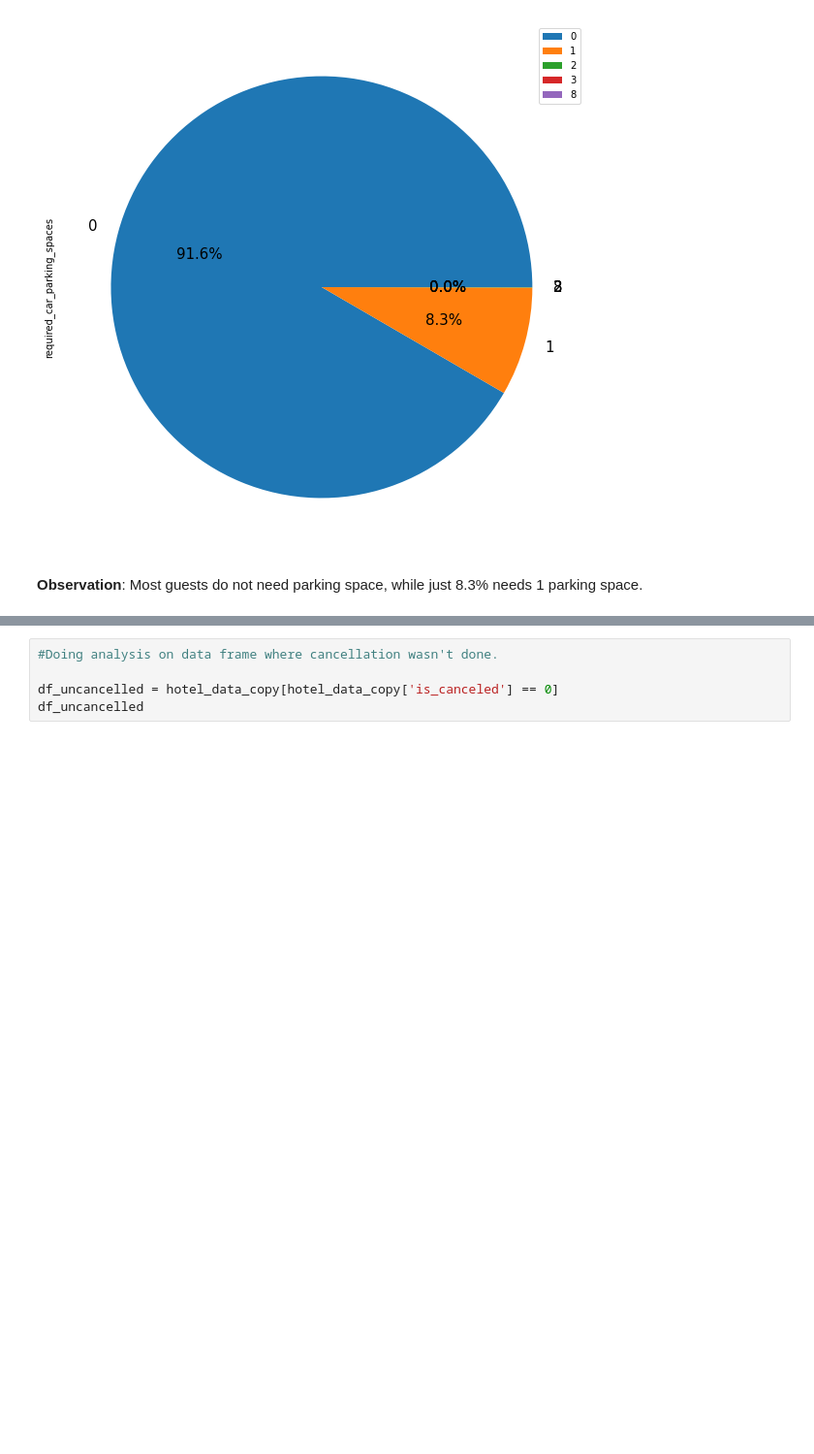
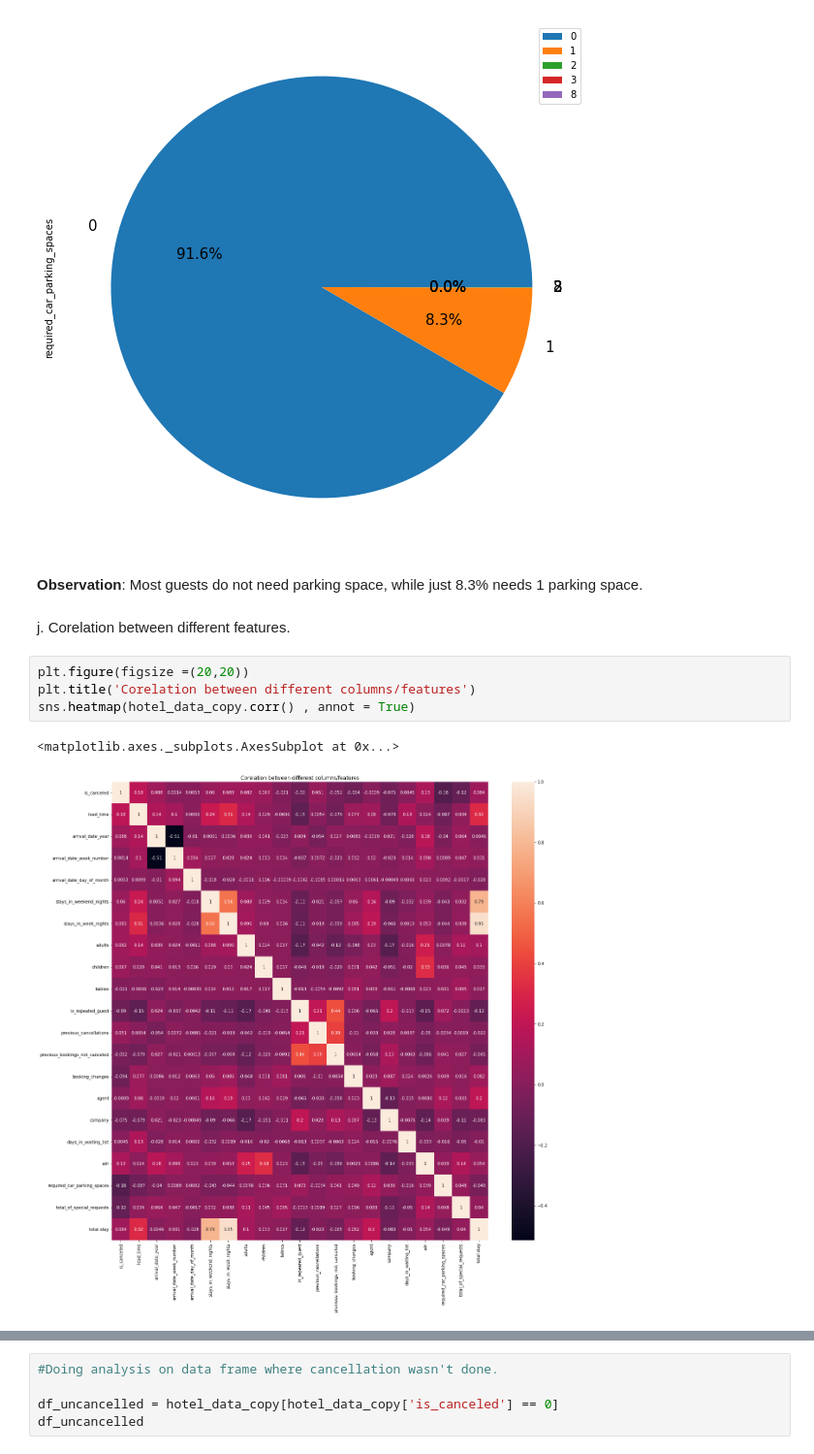
Before and after one commit to akashsinghsharma/almabetter-pythonEDA-project, a Jupyter notebook: Hotel_Booking_Analysis.ipynb, the cells around one changed output, grey strips where cells are left out. Shown at 97% size. Saved outputs shown, nothing was run; the diff lists cells and outputs as text; blank space fills up the shorter version.

```diff
--- a/Hotel_Booking_Analysis.ipynb
+++ b/Hotel_Booking_Analysis.ipynb
@@ -387,3 +387,12 @@ plt.legend()
 [figure]
 # %% [markdown]
 **Observation**: Most guests do not need parking space, while just 8.3% needs 1 parking space.
+# %% [markdown]
+j. Corelation between different features.
+# %%
+plt.figure(figsize =(20,20))
+plt.title('Corelation between different columns/features')
+sns.heatmap(hotel_data_copy.corr() , annot = True)
+# %% [output]
+<matplotlib.axes._subplots.AxesSubplot at 0x...>
+[figure, added]
```
Also changed, not shown: parts of 3 cells of this notebook.
